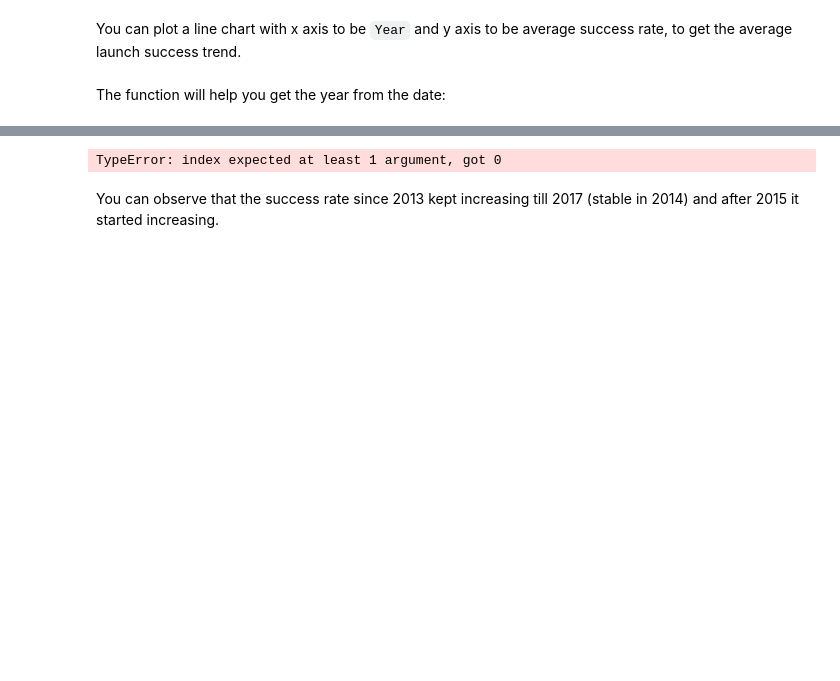
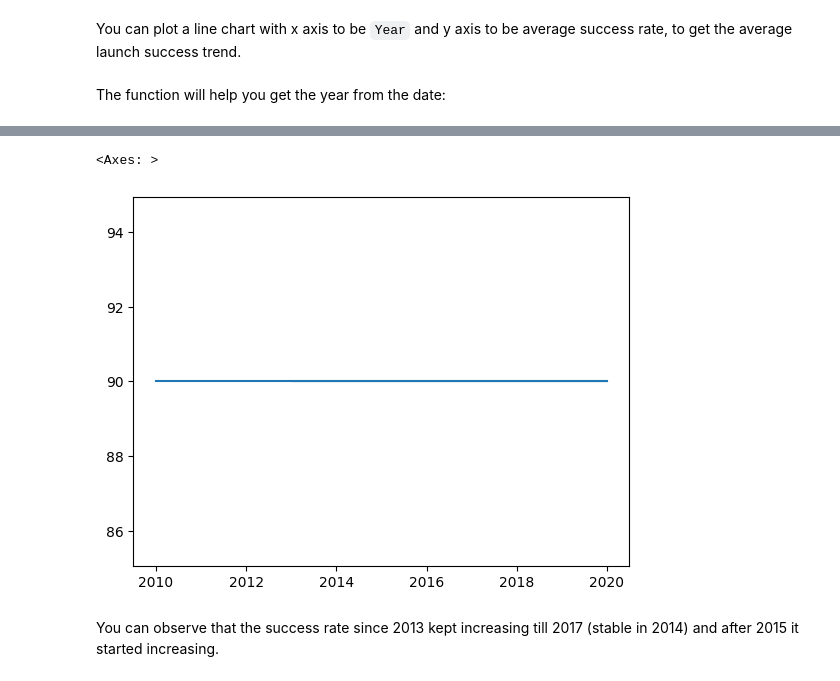
Before and after one commit to MatsuneMikuroi/Applied-Data-Science-Capstone, a Jupyter notebook: 5EDAVisualization.ipynb, the cells around one changed output, grey strips where cells are left out. Drawn from its saved outputs; the diff is of its cells as text; code cells hidden in the pictures; blank space fills up the shorter version.

```diff
--- a/5EDAVisualization.ipynb
+++ b/5EDAVisualization.ipynb
@@ -176,7 +176,10 @@ The function will help you get the year from the date:
 # %%
 # A function to Extract years from the date
 year=[]
-def Extract_year(date):
+def Extract_year():
     for i in df["Date"]:
-        year.append(i.split("-")[0])
+        year.append(int(i.split("-")[0]))
     return year
+
+year = Extract_year()
+year
@@ -183,7 +204,9 @@ def Extract_year(date):
 # %%
 # Plot a line chart with x axis to be the extracted year and y axis to be the success rate
+sns.lineplot(x = year, y = df['Outcome'].count())
 # %% [output]
-TypeError: index expected at least 1 argument, got 0
+<Axes: >
+[figure, added]
 # %% [markdown]
 You can observe that the success rate since 2013 kept increasing till 2017 (stable in 2014) and after 2015 it started increasing.
 # %% [markdown]
```
Also changed, not shown: parts of 2 cells of this notebook.
